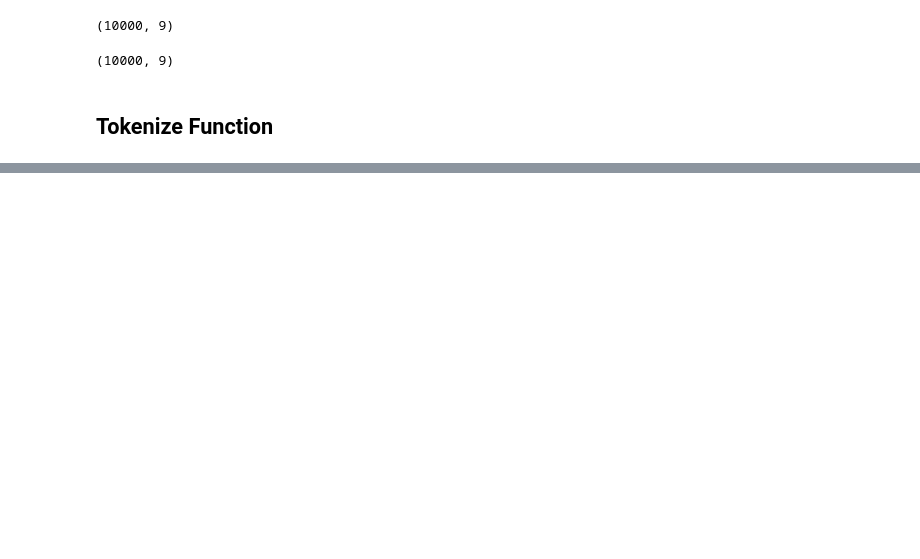
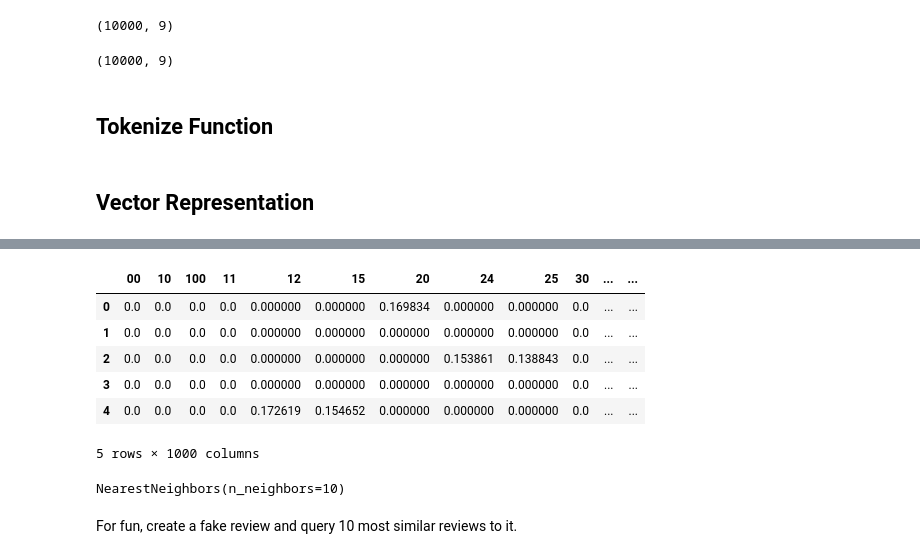
Before and after one commit to tsangrebecca/DataProjects, a Jupyter notebook: Yelp_reviews_analysis_with_NLP.ipynb, the cells around one changed output, grey strips where cells are left out. Drawn from its saved outputs; the diff is of its cells as text; code cells hidden in the pictures; blank space fills up the shorter version.

```diff
--- a/Yelp_reviews_analysis_with_NLP.ipynb
+++ b/Yelp_reviews_analysis_with_NLP.ipynb
@@ -52,0 +64,11 @@ df.shape
+# %% [markdown]
+## Vector Representation
+# %%
+%%time
+
+tfidf = TfidfVectorizer(stop_words='english', max_features=1000)
+dtm = tfidf.fit_transform(df.text)
+dtm = pd.DataFrame(dtm.todense(), columns=tfidf.get_feature_names_out())
+print(dtm.shape)
+dtm.head()
+# %% [output]
@@ -52,0 +78,15 @@ df.shape
+|  | 00 | 10 | 100 | 11 | 12 | 15 | 20 | 24 | 25 | 30 | ... | ... |
+| 0 | 0.0 | 0.0 | 0.0 | 0.0 | 0.000000 | 0.000000 | 0.169834 | 0.000000 | 0.000000 | 0.0 | ... | ... |
+| 1 | 0.0 | 0.0 | 0.0 | 0.0 | 0.000000 | 0.000000 | 0.000000 | 0.000000 | 0.000000 | 0.0 | ... | ... |
+| 2 | 0.0 | 0.0 | 0.0 | 0.0 | 0.000000 | 0.000000 | 0.000000 | 0.153861 | 0.138843 | 0.0 | ... | ... |
+| 3 | 0.0 | 0.0 | 0.0 | 0.0 | 0.000000 | 0.000000 | 0.000000 | 0.000000 | 0.000000 | 0.0 | ... | ... |
+| 4 | 0.0 | 0.0 | 0.0 | 0.0 | 0.172619 | 0.154652 | 0.000000 | 0.000000 | 0.000000 | 0.0 | ... | ... |
+5 rows × 1000 columns
+# %%
+# Create and fit a NearestNeighbors model named "nn"
+nn = NearestNeighbors(n_neighbors=10, algorithm='auto')
+nn.fit(dtm)
+# %% [output]
+NearestNeighbors(n_neighbors=10)
+# %% [markdown]
+For fun, create a fake review and query 10 most similar reviews to it.
```
Also changed, not shown: parts of 11 cells of this notebook.
